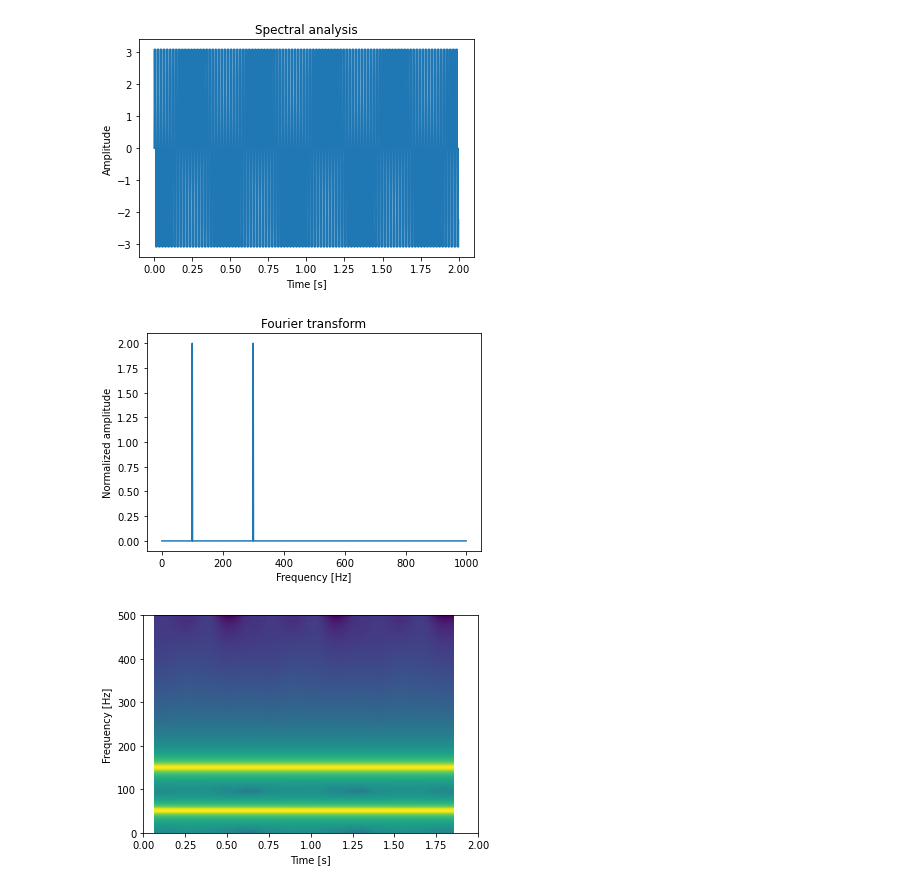
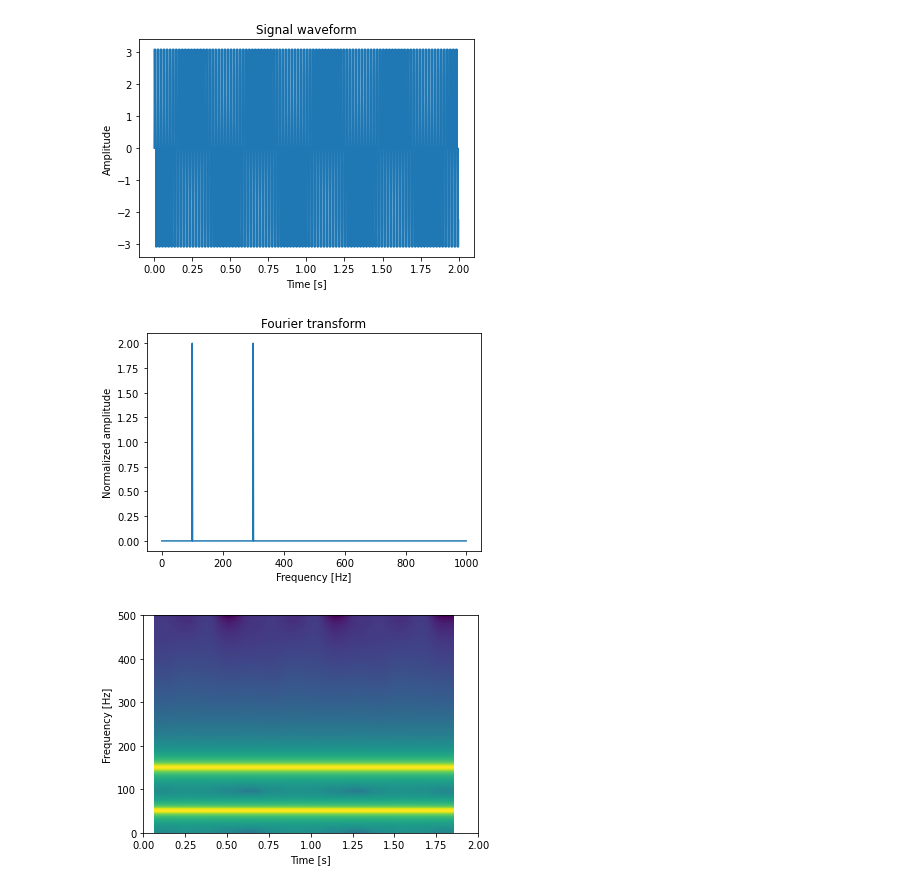
Before and after one commit to artqxh/Data-analysis-and-processing, a Jupyter notebook: Spectral analysis/Aliasing.ipynb, the cells around one changed output. Drawn from its saved outputs; the diff is of its cells as text; code cells hidden in the pictures.

```diff
--- a/Spectral analysis/Aliasing.ipynb
+++ b/Spectral analysis/Aliasing.ipynb
@@ -1,47 +5,43 @@
 # %%
-import numpy as np
-import matplotlib.pyplot as plt
-from scipy.fft import fft
-
 Fs = 1000 # sampling frequency [Hz]
-t_max = 2 # measurement time [s]
 f1 = 150 # signal 1 frequency [Hz]
 m = 7 # harmonic component
 f2 = m*f1 # signal 2 frequency [Hz]
+t_max = 2 # measurement time [s]
 A = 2 # amplitude [mm]
 
 
 k = 1/Fs
 t = np.arange(0, t_max, k)
 omega1 = 2*np.pi*f1
 omega2 = 2*np.pi*f2
 
 x = A*np.sin(omega1*t) + A*np.sin(omega2*t)
 
 plt.plot(t, x)
-plt.title('Spectral analysis')
+plt.title('Signal waveform')
 plt.xlabel('Time [s]')
 plt.ylabel('Amplitude')
 plt.show()
 
 
 n = len(x)
 y = abs(fft(x))/(n/2)
 y = y[0:int(n/2)]
 
 plt.plot(y)
 plt.title('Fourier transform')
 plt.xlabel('Frequency [Hz]')
 plt.ylabel('Normalized amplitude')
 plt.show()
 
 
 plt.specgram(x, Fs = Fs);
 plt.xlim(0, 2)
 plt.xlabel('Time [s]')
 plt.ylabel('Frequency [Hz]')
 plt.show()
 # %% [output]
-[figure, old version]
+[figure, new version]
 [figure]
 [figure]
```
Also changed, not shown: parts of 1 cell of this notebook, 2 other files.
